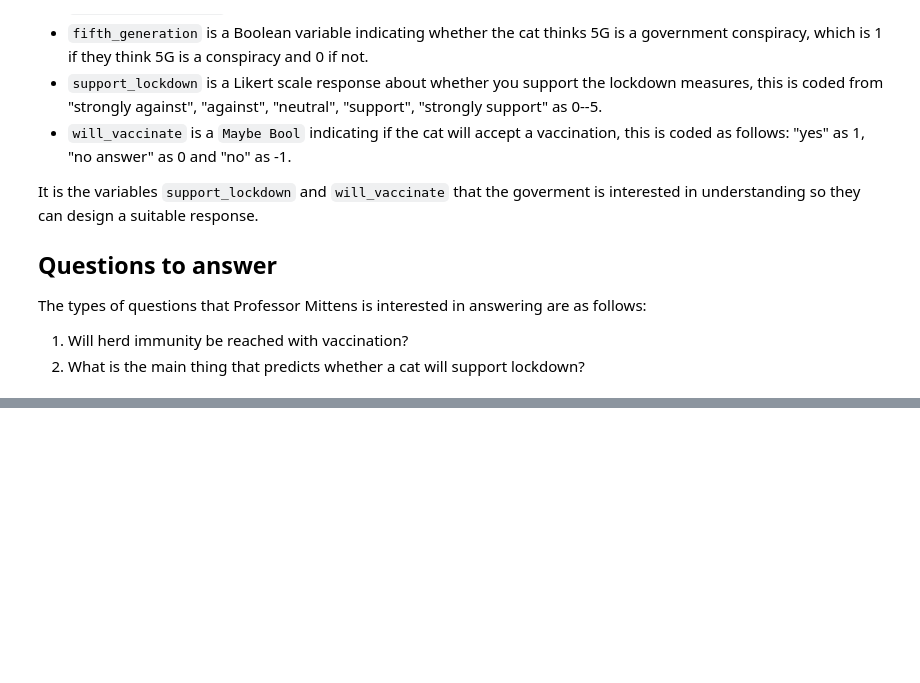
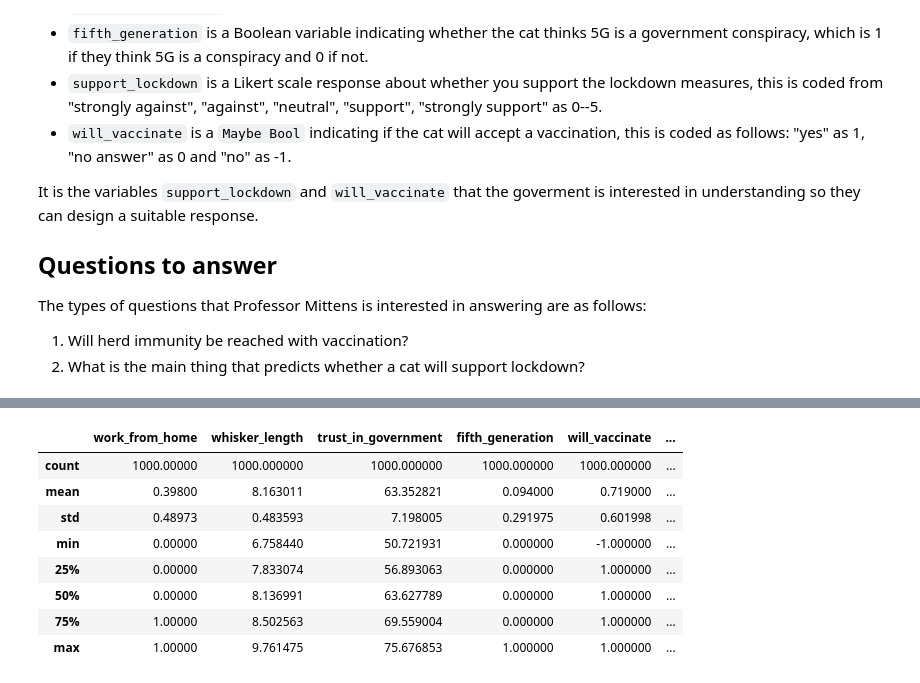
Before and after one commit to aezarebski/aas-extended-examples, a Jupyter notebook: example-3/example-3-answers.ipynb, the cells around one changed output, grey strips where cells are left out. Drawn from its saved outputs; the diff is of its cells as text; code cells hidden in the pictures; blank space fills up the shorter version.

```diff
--- a/example-3/example-3-answers.ipynb
+++ b/example-3/example-3-answers.ipynb
@@ -38,0 +40,2 @@ from functools import reduce
+# %%
+data_df = pd.read_csv("cat-opinions.csv")
@@ -38,0 +60,12 @@ from functools import reduce
+# %%
+data_df.describe()
+# %% [output]
+|  | work_from_home | whisker_length | trust_in_government | fifth_generation | will_vaccinate | ... |
+| count | 1000.00000 | 1000.000000 | 1000.000000 | 1000.000000 | 1000.000000 | ... |
+| mean | 0.39800 | 8.163011 | 63.352821 | 0.094000 | 0.719000 | ... |
+| std | 0.48973 | 0.483593 | 7.198005 | 0.291975 | 0.601998 | ... |
+| min | 0.00000 | 6.758440 | 50.721931 | 0.000000 | -1.000000 | ... |
+| 25% | 0.00000 | 7.833074 | 56.893063 | 0.000000 | 1.000000 | ... |
+| 50% | 0.00000 | 8.136991 | 63.627789 | 0.000000 | 1.000000 | ... |
+| 75% | 1.00000 | 8.502563 | 69.559004 | 0.000000 | 1.000000 | ... |
+| max | 1.00000 | 9.761475 | 75.676853 | 1.000000 | 1.000000 | ... |
```
Also changed, not shown: parts of 11 cells of this notebook.
